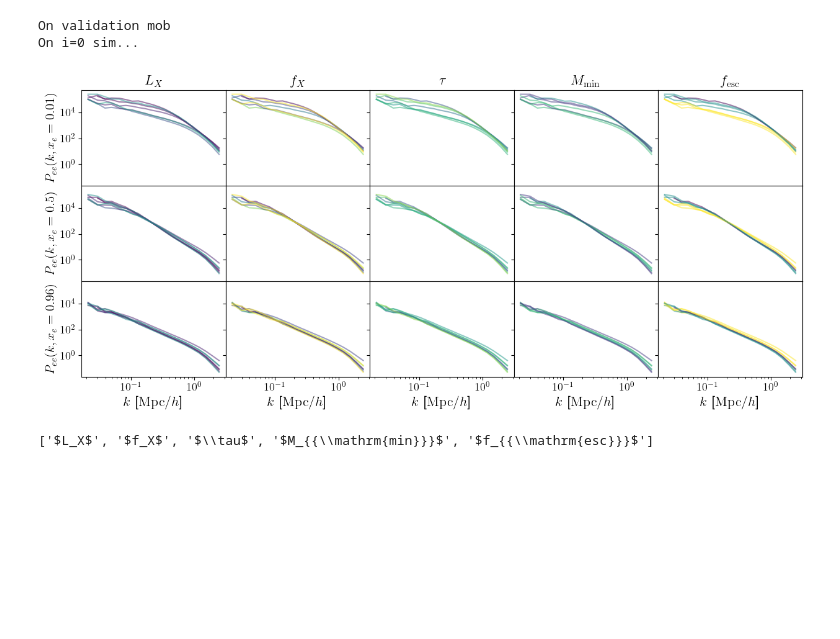
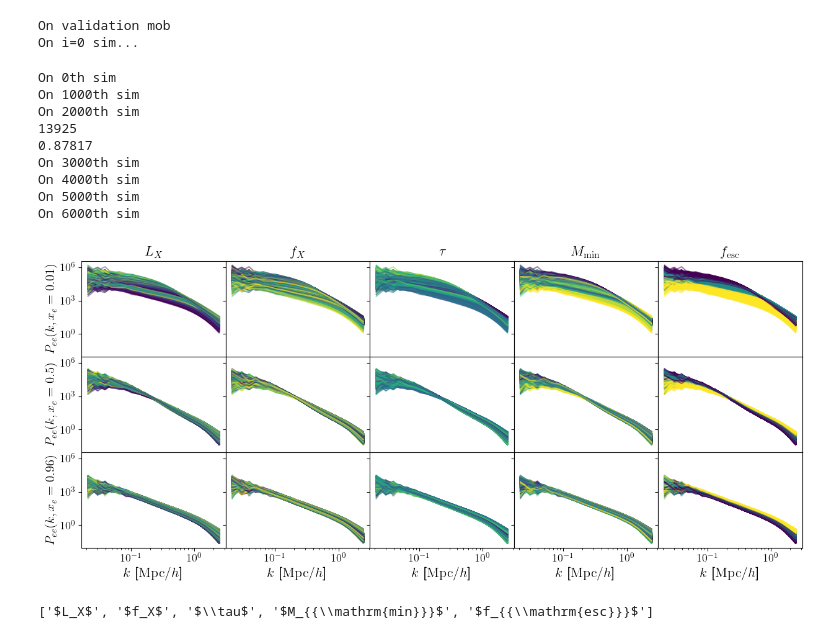
Before and after one commit to lisaleemcb/alfred, a Jupyter notebook: notebooks/paper_plots.ipynb, the cells around one changed output. Saved outputs shown, nothing was run; the diff lists cells and outputs as text; code cells hidden in the pictures; blank space fills up the shorter version.

```diff
--- a/notebooks/paper_plots.ipynb
+++ b/notebooks/paper_plots.ipynb
@@ -145,13 +145,13 @@ Completed 6001/6797...
 # %%
 # priors = [(df[p].to_numpy().min(), df[p].to_numpy().max()) for p in df.columns]
 
-norm = []
+norms = []
 for p in priors:
     vmin = p[0]
     vmax = p[1]
 
     n = matplotlib.colors.Normalize(vmin=vmin, vmax=vmax)
-    norm.append(n)
+    norms.append(n)
 
 cmap = plt.get_cmap('viridis_r')
 # %%
@@ -284,9 +284,9 @@ fig, axes = plt.subplots(xe_interp.size, 5, figsize=(15,6), sharex=True, sharey=
 fig.subplots_adjust(wspace=0.0, hspace=0.0)
 
 for i, sn in enumerate(df.index):
-    if i % 1000 != 0:
-       # print(f'On {i}th sim')
-        continue
+    if i % 1000 == 0:
+       print(f'On {i}th sim')
+        # continue
     sim = Cat(sn, skip_early=True,
             base_dir=base_dir,
             path_spectra=spectra_path,
@@ -299,35 +299,44 @@ for i, sn in enumerate(df.index):
         continue
 
     # Then I find the redshifts for these key ion fracs
     z_xe = interp1d(sim.xe, sim.z)
 
     # Then I need to interpolate the Pee for these redshifts
     Pee_func = interp1d(sim.z, sim.Pee, axis=0)
     Pee = Pee_func(z_xe(xe_interp))
 
     for xi, xe in enumerate(xe_interp):
         ax = axes[xi]
         for pi, p in enumerate(df.loc[sn]):
-            color = cmap(norm[pi](p))
+            color = cmap(norms[pi](p))
 
             ax[pi].loglog(sim.k, Pee[xi], color=color, alpha=.5)
 
     # ax = axes[-1]
     # for pi, p in enumerate(df.loc[sn]):
     #     color = cmap(norm[pi](p))
     #     ax[pi].loglog(sim.z, sim.xe, color=color, alpha=.5)
 
 for i, xei in enumerate(xe_interp):
     axes[i,0].set_ylabel(rf"$P_{{ee}}(k, x_{{e}}={xei})$", fontsize=15)
 
 [axes[0,i].set_title(astro_pnames_formatted[i], fontsize=16) for i in range(len(df.columns))]
 
 #[a.set_title() for a in axes[-1]]
 [a.set_xlabel(r'$k$ [$\mathrm{{Mpc}}$/$h$]', fontsize=16) for a in axes[-1]]
 
 fig.savefig('LoReLi_suite.png', bbox_inches='tight', pad_inches=0.05, dpi=300)
 # %% [output]
+On 0th sim
+On 1000th sim
+On 2000th sim
+13925
+0.87817
+On 3000th sim
+On 4000th sim
+On 5000th sim
+On 6000th sim
-[figure, old version]
+[figure, new version]
 # %%
 from alfred.parameters import astro_pnames_formatted
 
```
Also changed, not shown: parts of 13 cells of this notebook, 3 other files.
